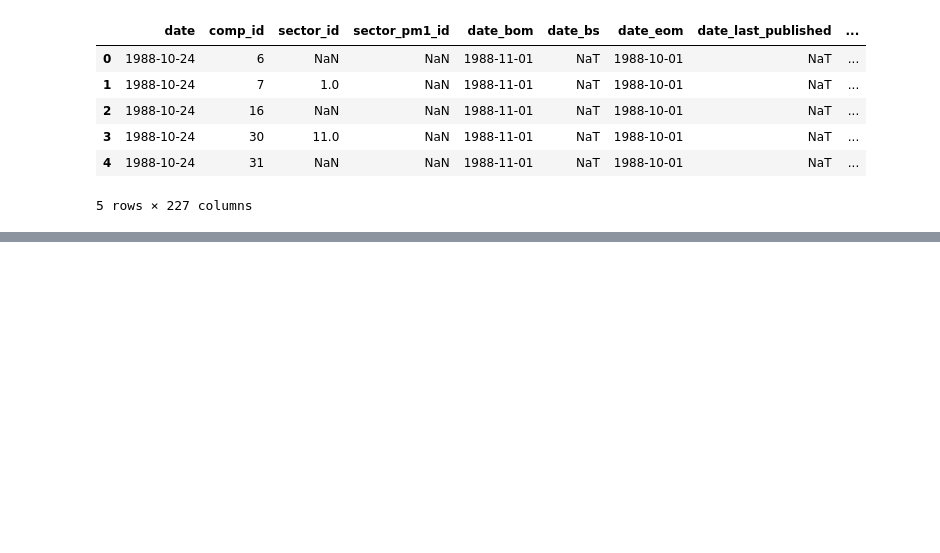
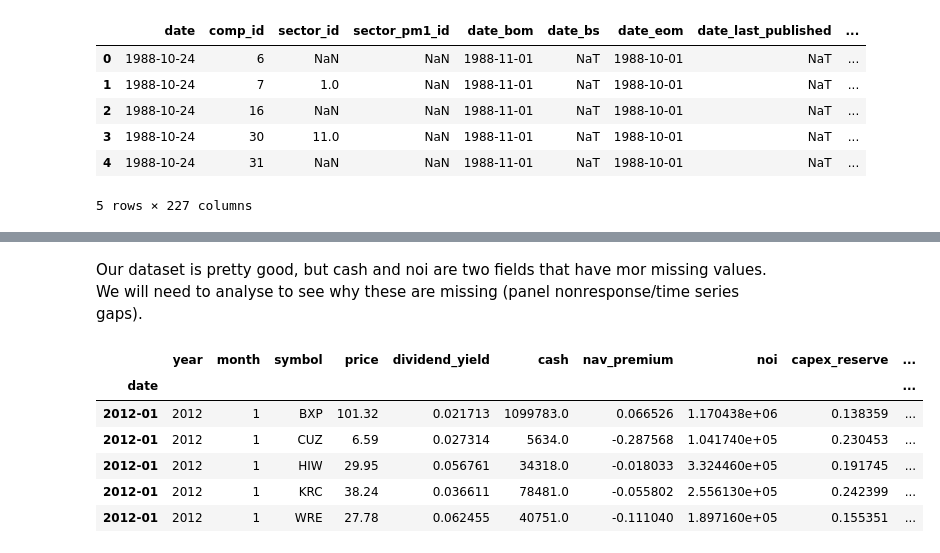
Before and after one commit to ckeith26/REIT_Analysis, a Jupyter notebook: time_series_analysis/REITs Price Prediction.ipynb, the cells around one changed output, grey strips where cells are left out. Saved outputs shown, nothing was run; the diff lists cells and outputs as text; code cells hidden in the pictures; blank space fills up the shorter version.

```diff
--- a/time_series_analysis/REITs Price Prediction.ipynb
+++ b/time_series_analysis/REITs Price Prediction.ipynb
@@ -73,0 +71,22 @@ plt.show()
+# %% [markdown]
+Our dataset is pretty good, but cash and noi are two fields that have mor missing values. We will need to analyse to see why these are missing (panel nonresponse/time series gaps).
+# %%
+# Edits to dataframe for our analysis
+df_office = df_testing.copy()
+df_office = df_office.set_index('date')
+
+# Transformations
+df_office['price_pct'] = df_office.price.groupby(df_office['symbol']).pct_change()
+df_office['cash_dif'] = df_office.cash.groupby(df_office['symbol']).diff()
+df_office['noi_dif'] = df_office.noi.groupby(df_office['symbol']).diff()
+
+df_office = df_office.loc[df_office['year'] >= 2012] #filter past 2012, to match sentiment data
+df_office.head()
+# %% [output]
+|  | year | month | symbol | price | dividend_yield | cash | nav_premium | noi | capex_reserve | ... |
+| date |  |  |  |  |  |  |  |  |  | ... |
+| 2012-01 | 2012 | 1 | BXP | 101.32 | 0.021713 | 1099783.0 | 0.066526 | 1.170438e+06 | 0.138359 | ... |
+| 2012-01 | 2012 | 1 | CUZ | 6.59 | 0.027314 | 5634.0 | -0.287568 | 1.041740e+05 | 0.230453 | ... |
+| 2012-01 | 2012 | 1 | HIW | 29.95 | 0.056761 | 34318.0 | -0.018033 | 3.324460e+05 | 0.191745 | ... |
+| 2012-01 | 2012 | 1 | KRC | 38.24 | 0.036611 | 78481.0 | -0.055802 | 2.556130e+05 | 0.242399 | ... |
+| 2012-01 | 2012 | 1 | WRE | 27.78 | 0.062455 | 40751.0 | -0.111040 | 1.897160e+05 | 0.155351 | ... |
```
Also changed, not shown: parts of 13 cells of this notebook.
